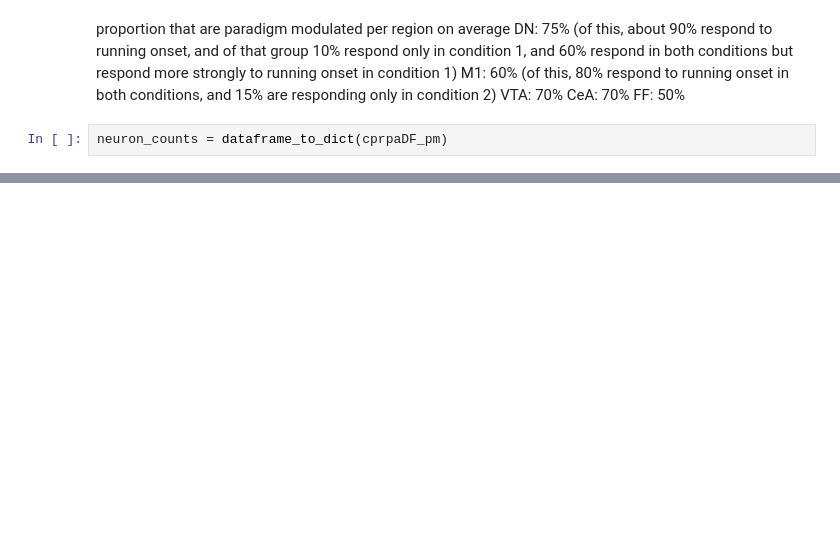
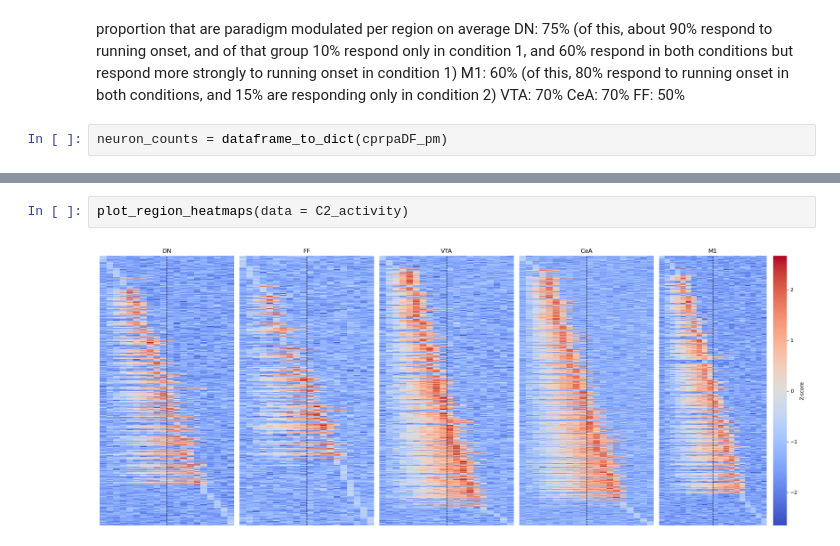
Before and after one commit to nitarome/NGG6050, a Jupyter notebook: NPX data simulation.ipynb, the cells around one changed output, grey strips where cells are left out. Saved outputs shown, nothing was run; the diff lists cells and outputs as text; blank space fills up the shorter version.

```diff
--- a/NPX data simulation.ipynb
+++ b/NPX data simulation.ipynb
@@ -491,0 +557,4 @@ dtype: float64
+# %%
+plot_region_heatmaps(data = C2_activity)
+# %% [output]
+[figure, added]
```
Also changed, not shown: parts of 38 cells of this notebook.
